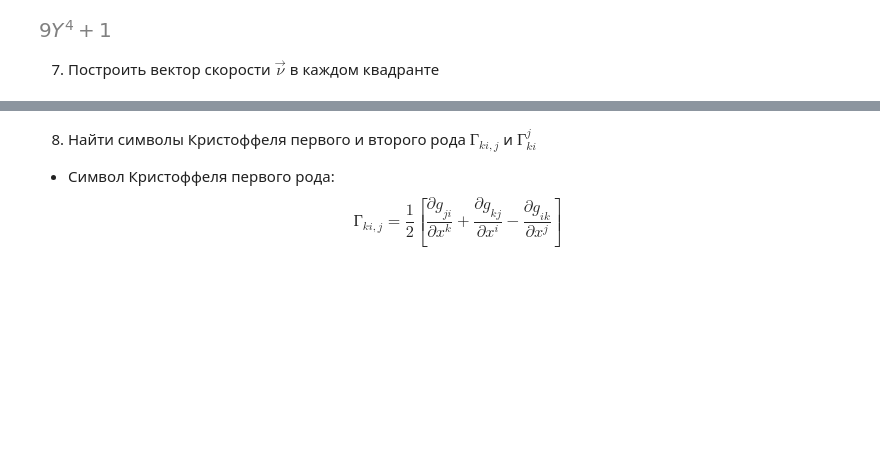
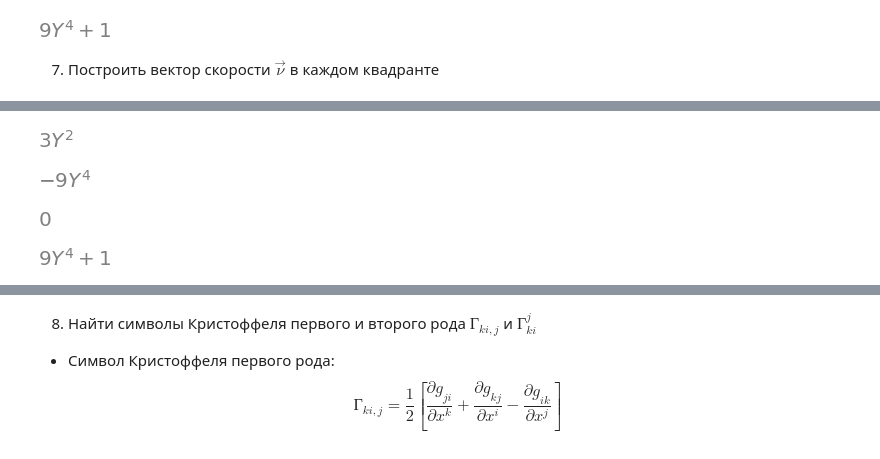
Before and after one commit to SavchukDI/MAI, a Jupyter notebook: course_projects/MAI KP Tensor.ipynb, the cells around one changed output, grey strips where cells are left out. Drawn from its saved outputs; the diff is of its cells as text; code cells hidden in the pictures; blank space fills up the shorter version.

```diff
--- a/course_projects/MAI KP Tensor.ipynb
+++ b/course_projects/MAI KP Tensor.ipynb
@@ -376,0 +382,12 @@ plt.show()
+# %%
+v1_x = v1 * E1[0]
+v1_y = v1 * E1[1]
+v2_x = v2 * E2[0]
+v2_y = v2 * E2[1]
+
+display(v1_x, v1_y, v2_x, v2_y)
+# %% [output]
+[figure, added]
+[figure, added]
+[figure, added]
+[figure, added]
```
Also changed, not shown: parts of 16 cells of this notebook.
